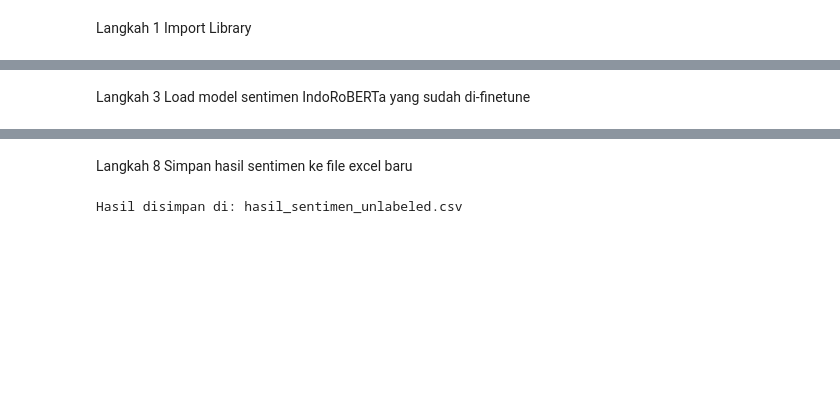
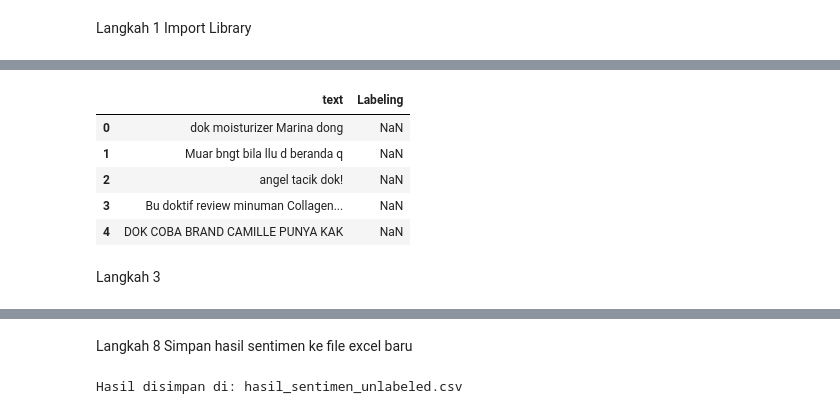
Before and after one commit to HFM007/Analisis-Sentimen-dengan-IndoBERT-dan-IndoRoberta, a Jupyter notebook: IndoRoberta.ipynb, the cells around one changed output, grey strips where cells are left out. Saved outputs shown, nothing was run; the diff lists cells and outputs as text; code cells hidden in the pictures; blank space fills up the shorter version.

```diff
--- a/IndoRoberta.ipynb
+++ b/IndoRoberta.ipynb
@@ -28,11 +28,20 @@ df_train["label"] = df_train["label"].map(label_map)
 # %%
 # print("Dataset Unlabeled:")
 # df_unlabeled.head()
 
 df_test = pd.read_csv("gaada labelnya - Sheet1.csv")
 df_test = df_test.rename(columns={"Data Komentar TIKTOK": "text"})
+
+df_test.head()
+# %% [output]
+|  | text | Labeling |
+| 0 | dok moisturizer Marina dong | NaN |
+| 1 | Muar bngt bila llu d beranda q | NaN |
+| 2 | angel tacik dok! | NaN |
+| 3 | Bu doktif review minuman Collagen... | NaN |
+| 4 | DOK COBA BRAND CAMILLE PUNYA KAK | NaN |
 # %% [markdown]
-Langkah 3 Load model sentimen IndoRoBERTa yang sudah di-finetune
+Langkah 3
 # %%
 model_name = "cahya/roberta-base-indonesian-522M"
 tokenizer = AutoTokenizer.from_pretrained(model_name)
```
Also changed, not shown: parts of 13 cells of this notebook.
